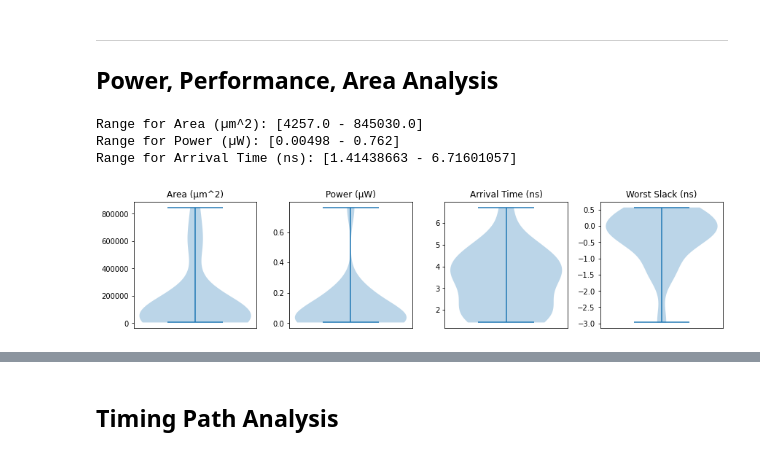
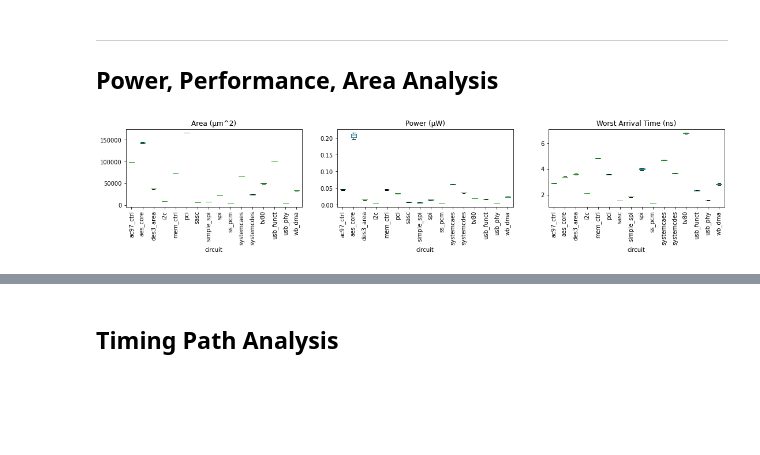
Before and after one commit to drexel-ice/EDA-schema, a Jupyter notebook: notebooks/IWLS05-OpenROAD-sky130hd-dataset-v1.1-Analysis.ipynb, the cells around one changed output, grey strips where cells are left out. Drawn from its saved outputs; the diff is of its cells as text; code cells hidden in the pictures; blank space fills up the shorter version.

```diff
--- a/notebooks/IWLS05-OpenROAD-sky130hd-dataset-v1.1-Analysis.ipynb
+++ b/notebooks/IWLS05-OpenROAD-sky130hd-dataset-v1.1-Analysis.ipynb
@@ -20,7 +45,7 @@ from eda_schema.entity import PHASES
 from eda_schema.dataset import Dataset
 from eda_schema.db import SQLitePickleDB
 
-DATASET_DIR = "../dataset/dataset_openroad_sky130hd_iwls05"
+DATASET_DIR = "../dataset/dataset_openroad_sky130hd_iwls05_v1.1_final"
 dataset = Dataset(SQLitePickleDB(DATASET_DIR))
 # %% [markdown]
 ## Netlist Analysis
@@ -220,16 +52,11 @@ timing_paths_df
 # %%
-netlist_df = sort_df(dataset.db.get_table_data("netlists"))
-df = netlist_df.merge(sort_df(dataset.db.get_table_data("cell_metrics")), on=["circuit", "netlist_id", "phase"])
-df = df.merge(sort_df(dataset.db.get_table_data("area_metrics")), on=["circuit", "netlist_id", "phase"])
-df = df.merge(sort_df(dataset.db.get_table_data("power_metrics")), on=["circuit", "netlist_id", "phase"])
-df = df.merge(sort_df(dataset.db.get_table_data("critical_path_metrics")), on=["circuit", "netlist_id", "phase"])
-df = sort_df(df)
+netlist_df = dataset.db.get_table_data("netlists")
+df = netlist_df.merge(dataset.db.get_table_data("cell_metrics"), on=["circuit", "netlist_id", "phase"])
+df = df.merge(dataset.db.get_table_data("area_metrics"), on=["circuit", "netlist_id", "phase"])
+df = df.merge(dataset.db.get_table_data("power_metrics"), on=["circuit", "netlist_id", "phase"])
+df = df.merge(dataset.db.get_table_data("critical_path_metrics"), on=["circuit", "netlist_id", "phase"])
 df['phase'] = df['phase'].astype(pd.CategoricalDtype(PHASES , ordered=True))
 
-for column in df.columns[3:]:
-    if column in ["startpoint", "endpoint", "path_type"]:
-        continue
-    df[column] = df[column].apply(pd.to_numeric)
-df.index = df["circuit"] + ":" + df["netlist_id"] + ":" + df['phase'].astype(str)
-df.head()
+columns = ["circuit", "netlist_id", "no_of_inputs", "no_of_outputs", "no_of_cells", "no_of_nets"]
+df[df.phase=="detailed_route"][columns]
 # %% [output]
@@ -243,29 +80,19 @@ df.head()
 # %% [markdown]
 ---
 ## Power, Performance, Area Analysis
-# %%
-columns = ["total_area", "total_power", "worst_arrival_time"]
-xlabels = ["Area (µm^2)", "Power (µW)", "Arrival Time (ns)"]
-
-routed_df = df[df.phase=="detailed_route"]
-for i in range(3):
-    print("Range for {}: [{} - {}]".format(xlabels[i], routed_df[columns[i]].min(), routed_df[columns[i]].max()))
-# %% [output]
-Range for Area (µm^2): [4257.0 - 845030.0]
-Range for Power (µW): [0.00498 - 0.762]
-Range for Arrival Time (ns): [1.41438663 - 6.71601057]
 # %%
-fig, axes = plt.subplots(1, 4, figsize=(12, 3))
-fig.tight_layout()
+fig, axes = plt.subplots(1, 3, figsize=(18, 2.5))
 
-columns = ["total_area", "total_power", "worst_arrival_time", "worst_slack"]
-xlabels = ["Area (µm^2)", "Power (µW)", "Arrival Time (ns)", "Worst Slack (ns)"]
+columns = ["total_area", "total_power", "worst_arrival_time"]
+xlabels = ["Area (µm^2)", "Power (µW)", "Worst Arrival Time (ns)"]
 
-for i in range(4):
+for i in range(3):
+    df[df.phase=="detailed_route"].boxplot(column=[columns[i]], by='circuit', grid=False, ax=axes[i])
     axes[i].yaxis.get_major_formatter().set_scientific(False)
-    axes[i].violinplot(routed_df[columns[i]])
-    axes[i].set_xlabel(xlabels[i])
-    axes[i].get_xaxis().set_visible(False)
     axes[i].set_title(xlabels[i])
+    for label in axes[i].get_xticklabels():
+        label.set_rotation(90)
+
+_ = fig.suptitle('')
 # %% [output]
-[figure, old version]
+[figure, new version]
```
Also changed, not shown: parts of 16 cells of this notebook, 1 other file.
